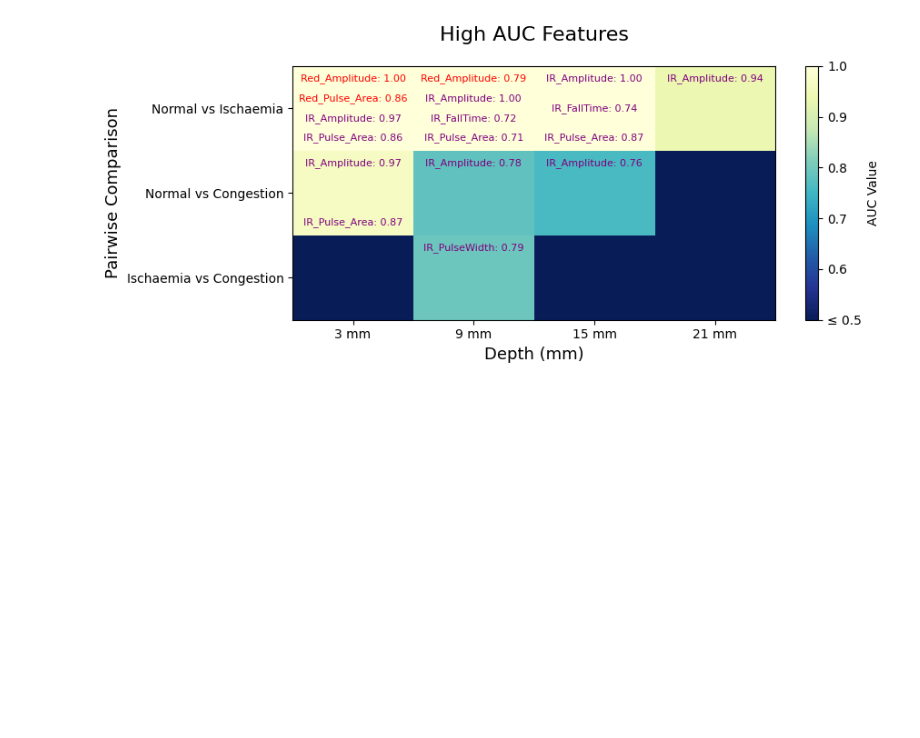
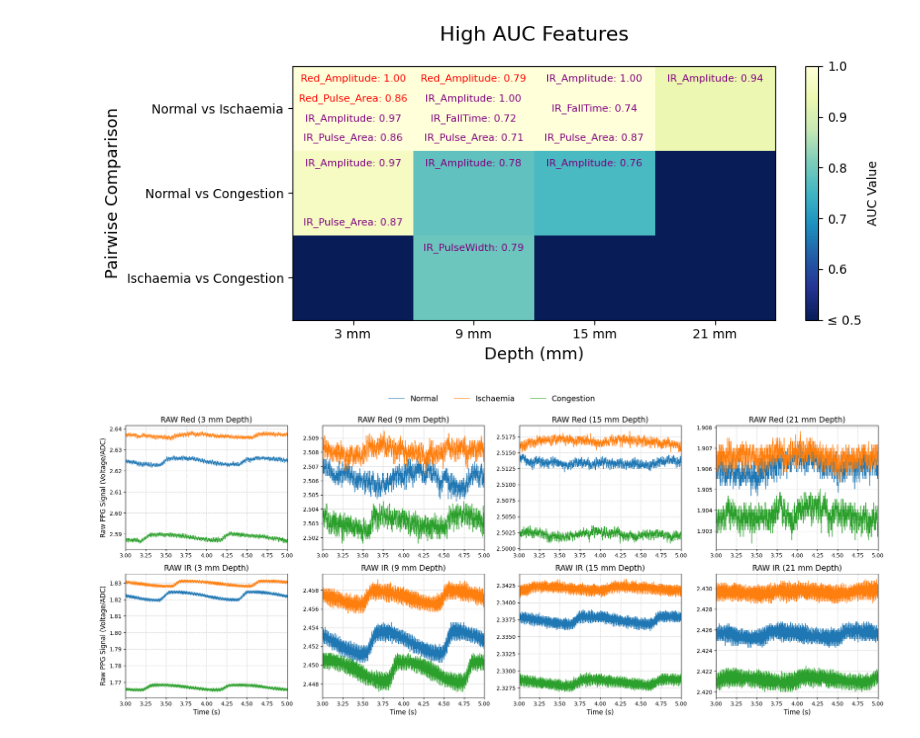
Before and after one commit to Hiroki-Kodama-PRS/Phantom-analysis, a Jupyter notebook: Analysis.ipynb, the cells around one changed output. Drawn from its saved outputs; the diff is of its cells as text; code cells hidden in the pictures; blank space fills up the shorter version.

```diff
--- a/Analysis.ipynb
+++ b/Analysis.ipynb
@@ -1140,3 +1140,79 @@ plt.tight_layout()
 plt.show()
 # %% [output]
 [figure]
+# %%
+import pandas as pd
+import numpy as np
+import matplotlib.pyplot as plt
+
+# ===== パラメータ（ユーザー設定） =====
+fs = 2000             # サンプリング周波数 [Hz]
+view_sec = 2          # 表示する時間 [秒]
+start_search = 3      # 表示開始時間 [秒]
+depths = [3, 9, 15, 21]
+state_map = {"data1":"Normal","data2":"Ischaemia","data3":"Congestion"}
+channels = {"ppgA_Red_raw":"Red", "ppgA_IR_raw":"IR"}
+
+# 表示データの範囲を秒からインデックスに変換
+start_index = int(start_search * fs)
+end_index = int((start_search + view_sec) * fs)
+
+
+# ===== プロット実行 =====
+# figとaxesを作成 (2行 x 4列: Depth=4, Channel=2, 合計8グラフ)
+fig, axes = plt.subplots(len(channels), len(depths), figsize=(20, 8), sharey=False) # sharey=False: グラフごとにY軸スケールを調整
+
+# チャンネルのインデックス (行)
+for row_idx, (channel_key, channel_name) in enumerate(channels.items()):
+
+    # 深さのインデックス (列)
+    for col_idx, depth in enumerate(depths):
+
+        ax = axes[row_idx, col_idx]
+
+        # 3つの状態のデータを読み込み、重ねてプロット
+        for state_key, state_name in state_map.items():
+
+            # ファイル名を作成
+            file_name = f"{depth}mm_adjusted_{state_key}.csv"
+
+            try:
+                # データの読み込み
+                df = pd.read_csv(file_name)
+
+                # 指定されたチャンネルと時間範囲のデータを抽出
+                signal = df[channel_key].values[start_index:end_index]
+
+                # 時間軸の作成 (秒)
+                time_axis = np.arange(len(signal)) / fs + start_search
+
+                # プロット (スムージング、正規化、シフトなし)
+                ax.plot(time_axis, signal, label=state_name, linewidth=1)
+
+            except FileNotFoundError:
+                print(f"Warning: File not found: {file_name}")
+                if state_key == "data1":
+                     ax.text(0.5, 0.5, 'Data Missing', transform=ax.transAxes, ha='center', va='center', color='red', fontsize=12)
+
+
+        # グラフの装飾
+        ax.set_title(f"RAW {channel_name} ({depth} mm Depth)", fontsize=14)
+        ax.set_xlim(start_search, start_search + view_sec)
+        # Y軸の自動調整を許可 (sharey=False)
+        ax.grid(axis='both', linestyle='--', alpha=0.6)
+
+        # 軸ラベルの設定 (外側のグラフのみ)
+        if row_idx == len(channels) - 1: # 一番下の行
+            ax.set_xlabel("Time (s)", fontsize=12)
+        if col_idx == 0: # 一番左の列
+            ax.set_ylabel(f"Raw PPG Signal (Voltage/ADC)", fontsize=12)
+
+# 凡例の設定
+handles, labels = axes[0, 0].get_legend_handles_labels()
+fig.legend(handles, labels, loc='upper center', ncol=3, bbox_to_anchor=(0.5, 1.05), frameon=False, fontsize=14)
+
+# 全体の調整
+plt.tight_layout(rect=[0, 0, 1, 0.98]) # 凡例のためのスペース確保
+plt.show()
+# %% [output]
+[figure, added]
```
Also changed, not shown: parts of 9 cells of this notebook, 3 other files.
